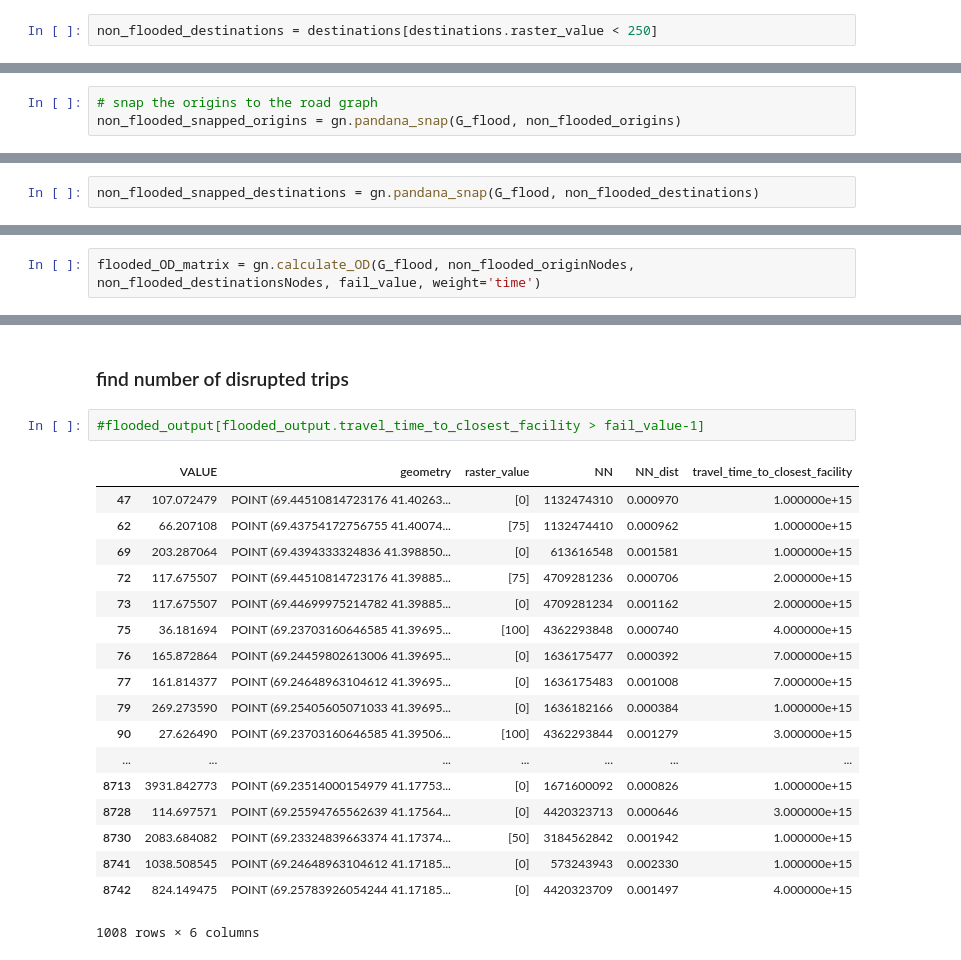
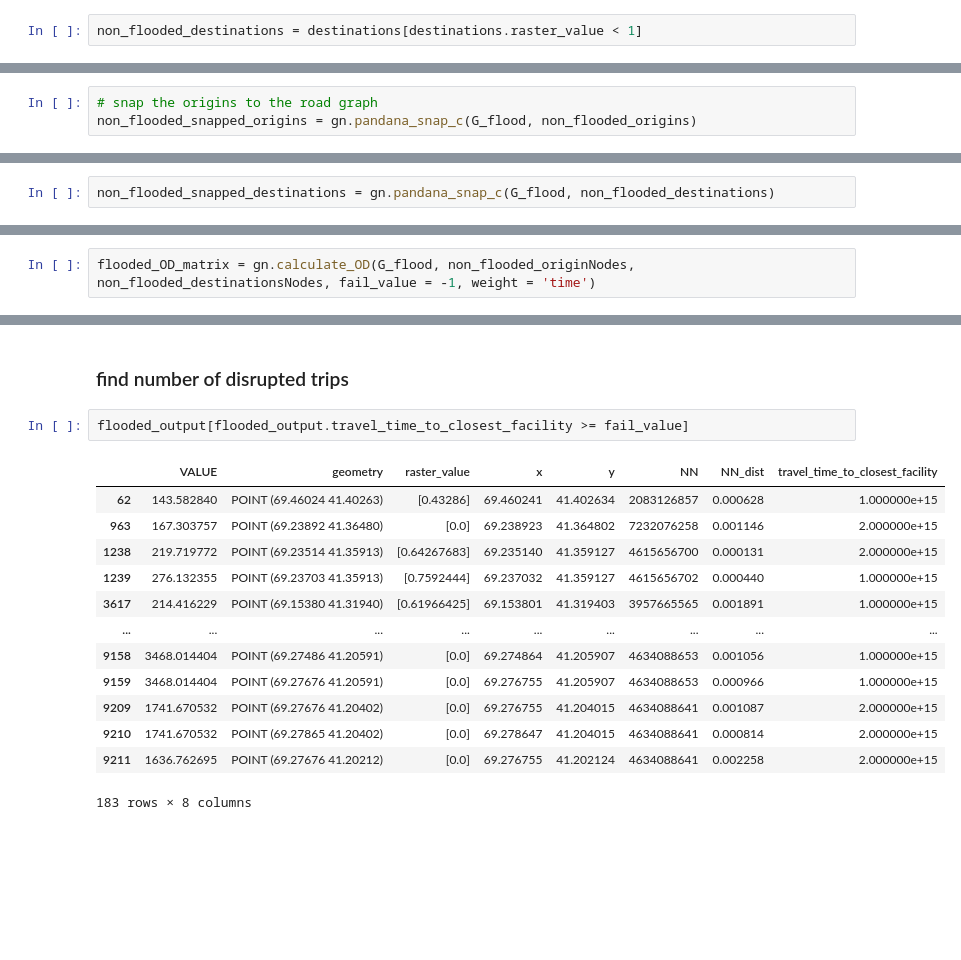
Before and after one commit to worldbank/GOST_PublicGoods, a Jupyter notebook: Implementations/tashkent_accessibility_analysis_w_floods/tashkent_accessibility_analysis_w_floods.ipynb, the cells around one changed output, grey strips where cells are left out. Cells and saved outputs as stored; diff of their text form; blank space fills up the shorter version.

```diff
--- a/Implementations/tashkent_accessibility_analysis_w_floods/tashkent_accessibility_analysis_w_floods.ipynb
+++ b/Implementations/tashkent_accessibility_analysis_w_floods/tashkent_accessibility_analysis_w_floods.ipynb
@@ -252,7 +283,7 @@ destinations['raster_value'] = [x for x in src.sample(destinations_coords)]
 # %%
 #destinations[:10]
 # %%
-non_flooded_destinations = destinations[destinations.raster_value < 250]
+non_flooded_destinations = destinations[destinations.raster_value < 1]
 # %%
 len(non_flooded_destinations)
 # %% [output]
@@ -261,17 +292,17 @@ len(non_flooded_destinations)
 ### snap the non-flooded origin and destination points to the disrupted flooded network
 # %%
 # snap the origins to the road graph
-non_flooded_snapped_origins = gn.pandana_snap(G_flood, non_flooded_origins)
+non_flooded_snapped_origins = gn.pandana_snap_c(G_flood, non_flooded_origins)
 # %%
 non_flooded_originNodes = list(non_flooded_snapped_origins['NN'].unique())
 # %%
-non_flooded_snapped_destinations = gn.pandana_snap(G_flood, non_flooded_destinations)
+non_flooded_snapped_destinations = gn.pandana_snap_c(G_flood, non_flooded_destinations)
 # %%
 non_flooded_destinationsNodes = list(non_flooded_snapped_destinations['NN'].unique())
 # %% [markdown]
 ## calculate OD matrix on flooded network
 # %%
-flooded_OD_matrix = gn.calculate_OD(G_flood, non_flooded_originNodes, non_flooded_destinationsNodes, fail_value, weight='time')
+flooded_OD_matrix = gn.calculate_OD(G_flood, non_flooded_originNodes, non_flooded_destinationsNodes, fail_value = -1, weight = 'time')
 # %%
 # calculate accessibility
 # For each row, the closest facility is the smallest value in the row
@@ -349,23 +385,18 @@ flooded_output["travel_time_to_closest_facility"].median()
 # %% [markdown]
 ### find number of disrupted trips
 # %%
-#flooded_output[flooded_output.travel_time_to_closest_facility > fail_value-1]
+flooded_output[flooded_output.travel_time_to_closest_facility >= fail_value]
 # %% [output]
-|  | VALUE | geometry | raster_value | NN | NN_dist | travel_time_to_closest_facility |
-| 47 | 107.072479 | POINT (69.44510814723176 41.40263... | [0] | 1132474310 | 0.000970 | 1.000000e+15 |
-| 62 | 66.207108 | POINT (69.43754172756755 41.40074... | [75] | 1132474410 | 0.000962 | 1.000000e+15 |
-| 69 | 203.287064 | POINT (69.4394333324836 41.398850... | [0] | 613616548 | 0.001581 | 1.000000e+15 |
-| 72 | 117.675507 | POINT (69.44510814723176 41.39885... | [75] | 4709281236 | 0.000706 | 2.000000e+15 |
-| 73 | 117.675507 | POINT (69.44699975214782 41.39885... | [0] | 4709281234 | 0.001162 | 2.000000e+15 |
-| 75 | 36.181694 | POINT (69.23703160646585 41.39695... | [100] | 4362293848 | 0.000740 | 4.000000e+15 |
-| 76 | 165.872864 | POINT (69.24459802613006 41.39695... | [0] | 1636175477 | 0.000392 | 7.000000e+15 |
-| 77 | 161.814377 | POINT (69.24648963104612 41.39695... | [0] | 1636175483 | 0.001008 | 7.000000e+15 |
-| 79 | 269.273590 | POINT (69.25405605071033 41.39695... | [0] | 1636182166 | 0.000384 | 1.000000e+15 |
-| 90 | 27.626490 | POINT (69.23703160646585 41.39506... | [100] | 4362293844 | 0.001279 | 3.000000e+15 |
-| ... | ... | ... | ... | ... | ... | ... |
-| 8713 | 3931.842773 | POINT (69.23514000154979 41.17753... | [0] | 1671600092 | 0.000826 | 1.000000e+15 |
-| 8728 | 114.697571 | POINT (69.25594765562639 41.17564... | [0] | 4420323713 | 0.000646 | 3.000000e+15 |
-| 8730 | 2083.684082 | POINT (69.23324839663374 41.17374... | [50] | 3184562842 | 0.001942 | 1.000000e+15 |
-| 8741 | 1038.508545 | POINT (69.24648963104612 41.17185... | [0] | 573243943 | 0.002330 | 1.000000e+15 |
-| 8742 | 824.149475 | POINT (69.25783926054244 41.17185... | [0] | 4420323709 | 0.001497 | 4.000000e+15 |
+|  | VALUE | geometry | raster_value | x | y | NN | NN_dist | travel_time_to_closest_facility |
+| 62 | 143.582840 | POINT (69.46024 41.40263) | [0.43286] | 69.460241 | 41.402634 | 2083126857 | 0.000628 | 1.000000e+15 |
+| 963 | 167.303757 | POINT (69.23892 41.36480) | [0.0] | 69.238923 | 41.364802 | 7232076258 | 0.001146 | 2.000000e+15 |
+| 1238 | 219.719772 | POINT (69.23514 41.35913) | [0.64267683] | 69.235140 | 41.359127 | 4615656700 | 0.000131 | 2.000000e+15 |
+| 1239 | 276.132355 | POINT (69.23703 41.35913) | [0.7592444] | 69.237032 | 41.359127 | 4615656702 | 0.000440 | 1.000000e+15 |
+| 3617 | 214.416229 | POINT (69.15380 41.31940) | [0.61966425] | 69.153801 | 41.319403 | 3957665565 | 0.001891 | 1.000000e+15 |
+| ... | ... | ... | ... | ... | ... | ... | ... | ... |
+| 9158 | 3468.014404 | POINT (69.27486 41.20591) | [0.0] | 69.274864 | 41.205907 | 4634088653 | 0.001056 | 1.000000e+15 |
+| 9159 | 3468.014404 | POINT (69.27676 41.20591) | [0.0] | 69.276755 | 41.205907 | 4634088653 | 0.000966 | 1.000000e+15 |
+| 9209 | 1741.670532 | POINT (69.27676 41.20402) | [0.0] | 69.276755 | 41.204015 | 4634088641 | 0.001087 | 2.000000e+15 |
+| 9210 | 1741.670532 | POINT (69.27865 41.20402) | [0.0] | 69.278647 | 41.204015 | 4634088641 | 0.000814 | 2.000000e+15 |
+| 9211 | 1636.762695 | POINT (69.27676 41.20212) | [0.0] | 69.276755 | 41.202124 | 4634088641 | 0.002258 | 2.000000e+15 |
-1008 rows × 6 columns
+183 rows × 8 columns
```
Also changed, not shown: parts of 47 cells of this notebook, 31 other files.
